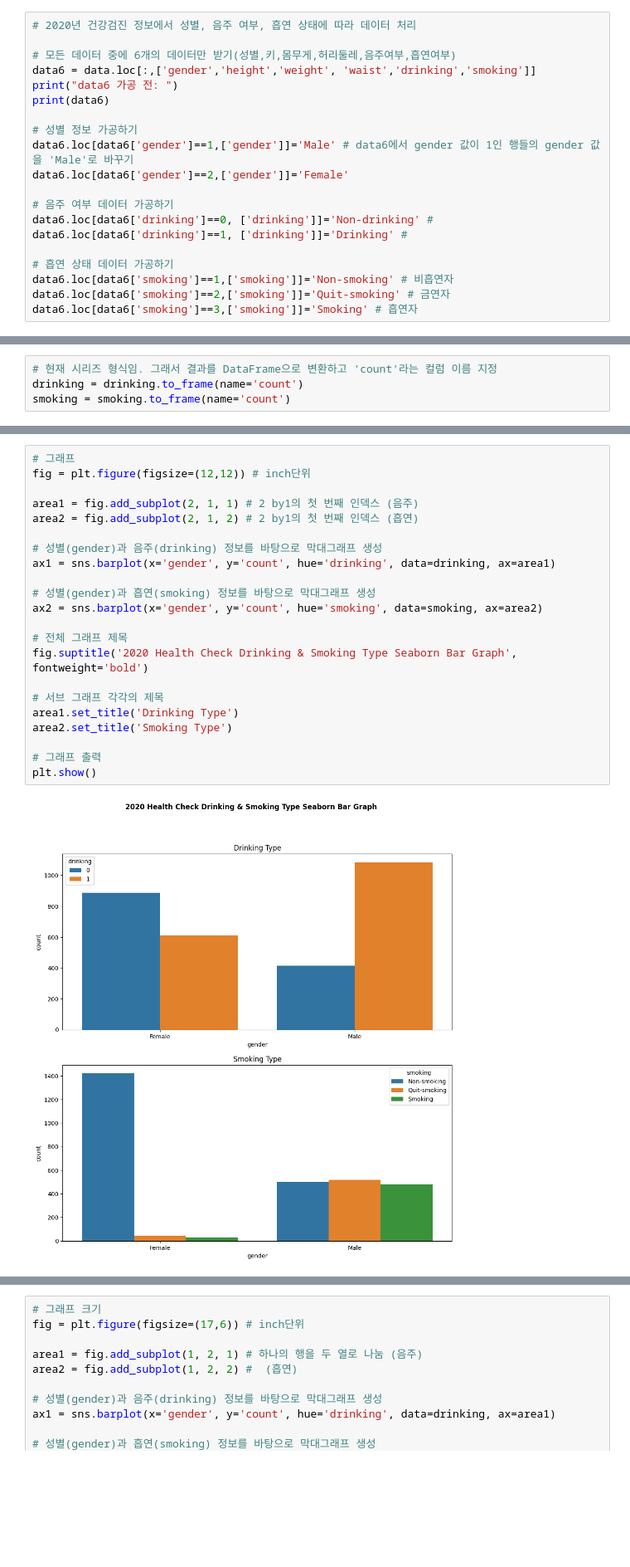
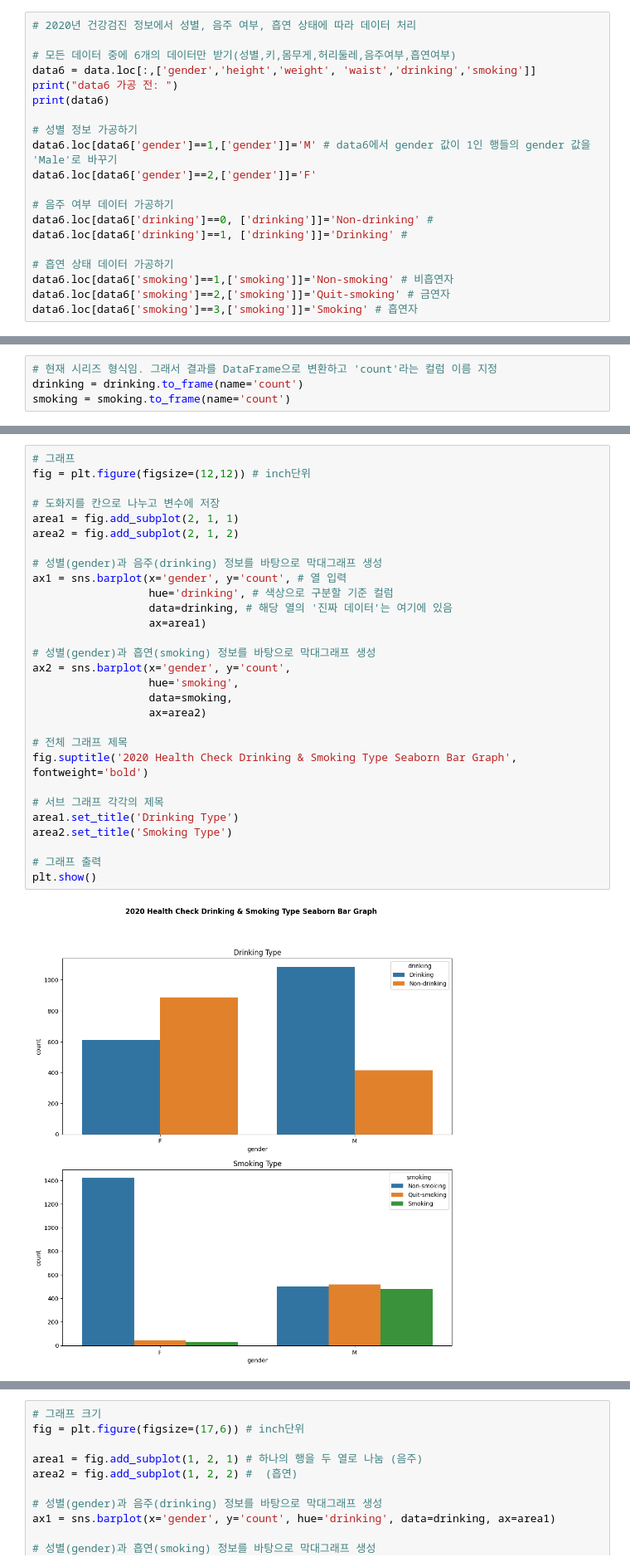
Before and after one commit to among5094/Big-Data-Integrated-Analysis, a Jupyter notebook: week05_CH05_시각화_라이브러리2/5week_CH05_시각화_라이브러리2.ipynb, the cells around one changed output, grey strips where cells are left out. Shown at 83% size. Saved outputs shown, nothing was run; the diff lists cells and outputs as text; blank space fills up the shorter version.

```diff
--- a/week05_CH05_시각화_라이브러리2/5week_CH05_시각화_라이브러리2.ipynb
+++ b/week05_CH05_시각화_라이브러리2/5week_CH05_시각화_라이브러리2.ipynb
@@ -55,8 +55,8 @@ print("data6 가공 전: ")
 print(data6)
 
 # 성별 정보 가공하기
-data6.loc[data6['gender']==1,['gender']]='Male' # data6에서 gender 값이 1인 행들의 gender 값을 'Male'로 바꾸기
-data6.loc[data6['gender']==2,['gender']]='Female'
+data6.loc[data6['gender']==1,['gender']]='M' # data6에서 gender 값이 1인 행들의 gender 값을 'Male'로 바꾸기
+data6.loc[data6['gender']==2,['gender']]='F'
 
 # 음주 여부 데이터 가공하기
 data6.loc[data6['drinking']==0, ['drinking']]='Non-drinking' #
@@ -216,24 +218,31 @@ plt.show()
 # %%
 # 그래프
 fig = plt.figure(figsize=(12,12)) # inch단위
 
-area1 = fig.add_subplot(2, 1, 1) # 2 by1의 첫 번째 인덱스 (음주)
-area2 = fig.add_subplot(2, 1, 2) # 2 by1의 첫 번째 인덱스 (흡연)
+# 도화지를 칸으로 나누고 변수에 저장
+area1 = fig.add_subplot(2, 1, 1)
+area2 = fig.add_subplot(2, 1, 2)
 
 # 성별(gender)과 음주(drinking) 정보를 바탕으로 막대그래프 생성
-ax1 = sns.barplot(x='gender', y='count', hue='drinking', data=drinking, ax=area1)
+ax1 = sns.barplot(x='gender', y='count', # 열 입력
+                  hue='drinking', # 색상으로 구분할 기준 컬럼
+                  data=drinking, # 해당 열의 '진짜 데이터'는 여기에 있음
+                  ax=area1)
 
 # 성별(gender)과 흡연(smoking) 정보를 바탕으로 막대그래프 생성
-ax2 = sns.barplot(x='gender', y='count', hue='smoking', data=smoking, ax=area2)
+ax2 = sns.barplot(x='gender', y='count',
+                  hue='smoking',
+                  data=smoking,
+                  ax=area2)
 
 # 전체 그래프 제목
 fig.suptitle('2020 Health Check Drinking & Smoking Type Seaborn Bar Graph', fontweight='bold')
 
 # 서브 그래프 각각의 제목
 area1.set_title('Drinking Type')
 area2.set_title('Smoking Type')
 
 # 그래프 출력
 plt.show()
 # %% [output]
-[figure, old version]
+[figure, new version]
```
Also changed, not shown: parts of 28 cells of this notebook.
